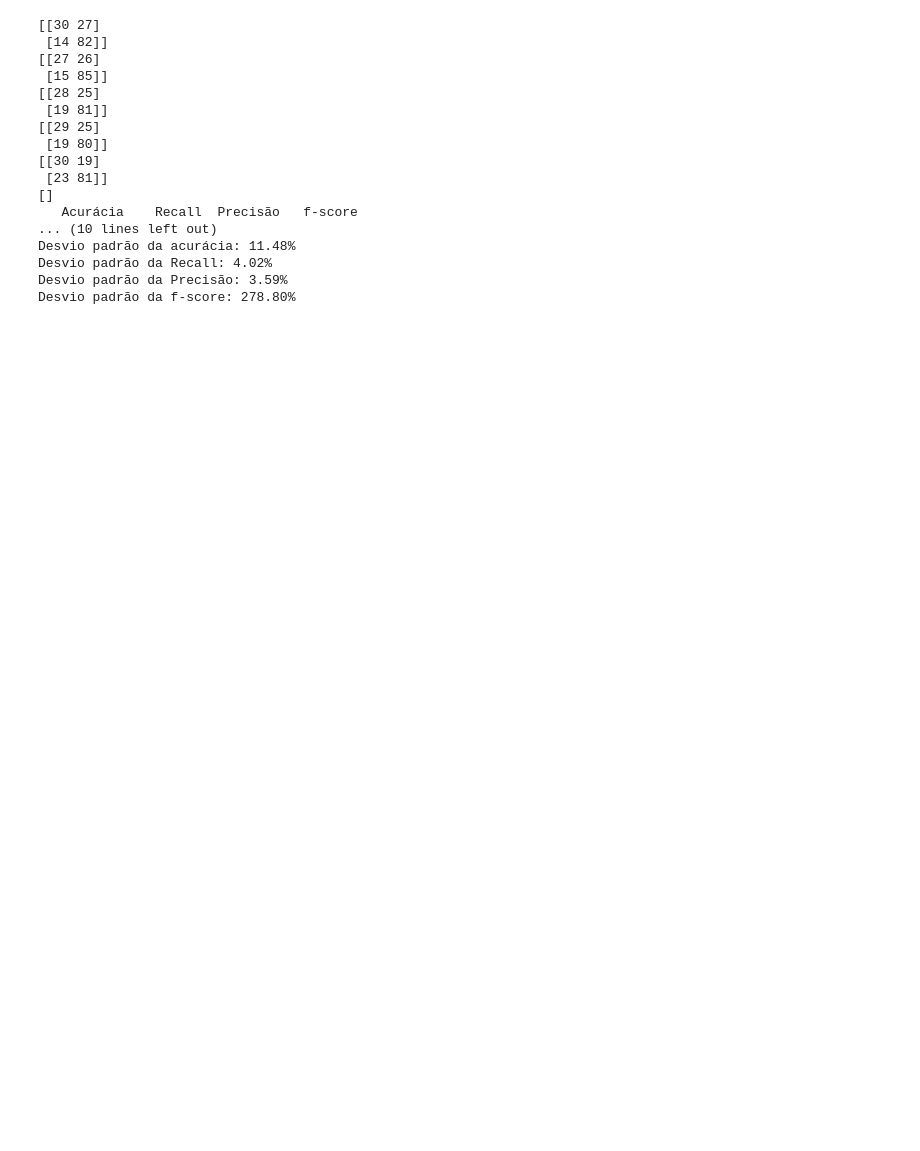
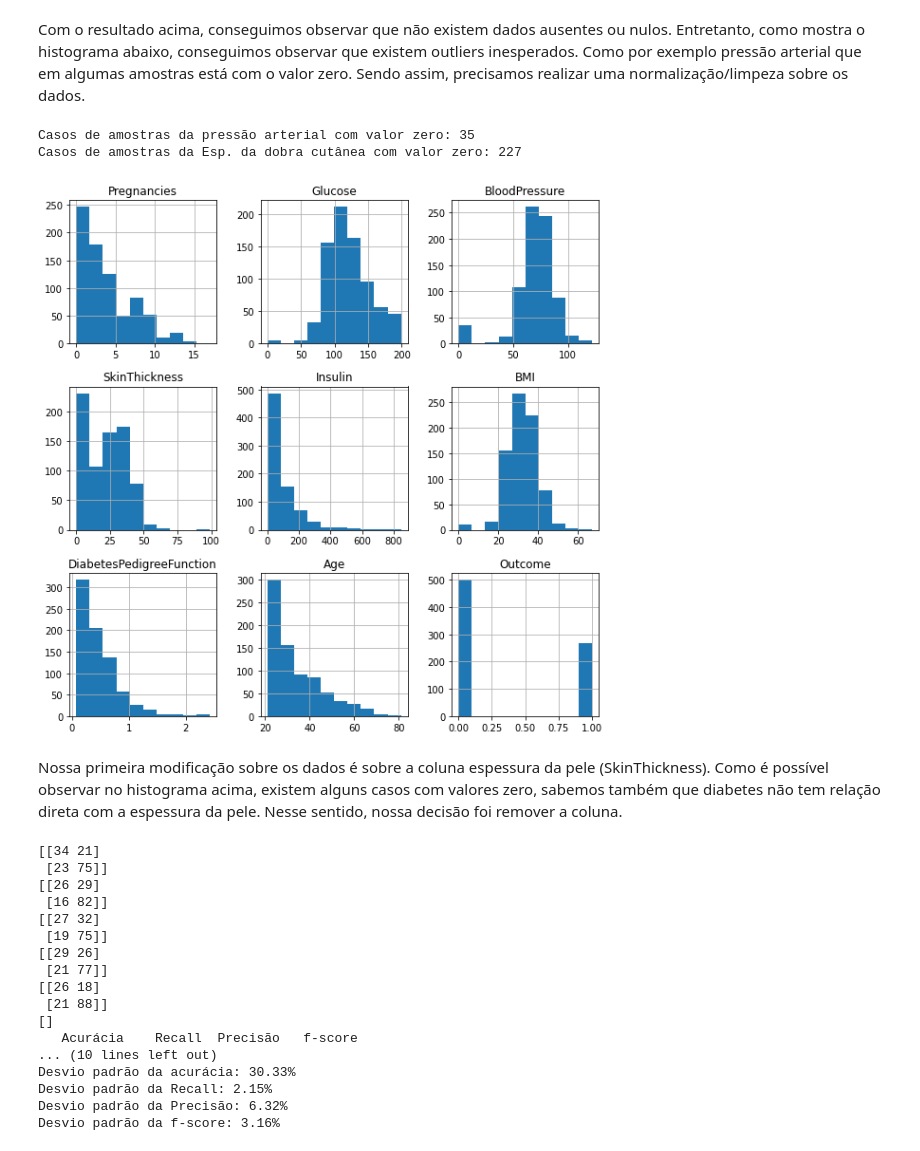
Before and after one commit to emanoelvianna/go-data-science, a Jupyter notebook: my-projects/cross-validation/cross-validation.ipynb, the cells around one changed output. Cells and saved outputs as stored; diff of their text form; code cells hidden in the pictures; blank space fills up the shorter version.

```diff
--- a/my-projects/cross-validation/cross-validation.ipynb
+++ b/my-projects/cross-validation/cross-validation.ipynb
@@ -18,0 +22,19 @@ pd.read_csv('diabetes.csv').head()
+# %%
+# Realizando uma leitura simples do arquivo
+diabetes = pd.read_csv('diabetes.csv')
+
+# criando um dataset organizado
+def load_csv():
+    dataset = list()
+    with open('diabetes.csv', 'r') as file:
+        csv_reader = reader(file)
+        next(csv_reader) # ignorando o cabeçalho
+        for row in csv_reader:
+            if not row:
+                continue
+            dataset.append(row)
+    return dataset
+dataset = load_csv()
+
+# Apresentaodno cinco primeiras linhas do conjunto de dados original
+diabetes.head()
@@ -18,0 +63,14 @@ pd.read_csv('diabetes.csv').head()
+# %% [markdown]
+Com o resultado acima, conseguimos observar que não existem dados ausentes ou nulos. Entretanto, como mostra o histograma abaixo, conseguimos observar que existem outliers inesperados. Como por exemplo pressão arterial que em algumas amostras está com o valor zero. Sendo assim, precisamos realizar uma normalização/limpeza sobre os dados.
+# %%
+# histograma
+diabetes.hist(figsize=(10, 10))
+
+print('Casos de amostras da pressão arterial com valor zero:', diabetes[diabetes.BloodPressure == 0].shape[0])
+print('Casos de amostras da Esp. da dobra cutânea com valor zero:', diabetes[diabetes.SkinThickness == 0].shape[0])
+# %% [output]
+Casos de amostras da pressão arterial com valor zero: 35
+Casos de amostras da Esp. da dobra cutânea com valor zero: 227
+[figure, added]
+# %% [markdown]
+Nossa primeira modificação sobre os dados é sobre a coluna espessura da pele (SkinThickness). Como é possível observar no histograma acima, existem alguns casos com valores zero, sabemos também que diabetes não tem relação direta com a espessura da pele. Nesse sentido, nossa decisão foi remover a coluna.
@@ -22,18 +84,6 @@ accuracy = list()
 recall = list()
 precision = list()
 score = list()
-
-# criando um dataset organizado
-def load_csv():
-    dataset = list()
-    with open('diabetes.csv', 'r') as file:
-        csv_reader = reader(file)
-        next(csv_reader) # ignorando o cabeçalho
-        for row in csv_reader:
-            if not row:
-                continue
-            dataset.append(row)
-    return dataset
 
 # convertendo os valores para números
 def str_column_to_float(dataset, column):
@@ -76,7 +126,6 @@ def evaluate_algorithm(dataset, algorithm, n_folds, *args):
         predicted = algorithm(train_set, test_set, *args)
         actual = [row[-1] for row in fold]
         classification_report(actual, predicted) # criando relatórios de métricas
-    return scores
 
 # Calculate the Euclidean distance between two vectors
 def euclidean_distance(row1, row2):
@@ -165,26 +214,26 @@ print('')
 print('Média da acurácia: %.3f%%' % (sum(accuracy)/float(len(accuracy))))
 print('Média da Recall: %.3f%%' % (sum(recall)/float(len(recall))))
 print('Média da Precisão: %.3f%%' % (sum(precision)/float(len(precision))))
-print('Média da f-score: %.3f%%' % (sum(scores)/float(len(scores))))
+print('Média da f-score: %.3f%%' % (sum(score)/float(len(score))))
 print("Desvio padrão da acurácia: {:.2f}%".format(np.std(accuracy)*100))
 print("Desvio padrão da Recall: {:.2f}%".format(np.std(recall)*100))
 print("Desvio padrão da Precisão: {:.2f}%".format(np.std(precision)*100))
-print("Desvio padrão da f-score: {:.2f}%".format(np.std(scores)*100))
+print("Desvio padrão da f-score: {:.2f}%".format(np.std(score)*100))
 # %% [output]
-[[30 27]
- [14 82]]
-[[27 26]
- [15 85]]
-[[28 25]
- [19 81]]
-[[29 25]
- [19 80]]
-[[30 19]
- [23 81]]
+[[34 21]
+ [23 75]]
+[[26 29]
+ [16 82]]
+[[27 32]
+ [19 75]]
+[[29 26]
+ [21 77]]
+[[26 18]
+ [21 88]]
 []
    Acurácia    Recall  Precisão   f-score
 ... (10 lines left out)
-Desvio padrão da acurácia: 11.48%
-Desvio padrão da Recall: 4.02%
-Desvio padrão da Precisão: 3.59%
-Desvio padrão da f-score: 278.80%
+Desvio padrão da acurácia: 30.33%
+Desvio padrão da Recall: 2.15%
+Desvio padrão da Precisão: 6.32%
+Desvio padrão da f-score: 3.16%
```
Also changed, not shown: parts of 7 cells of this notebook.
